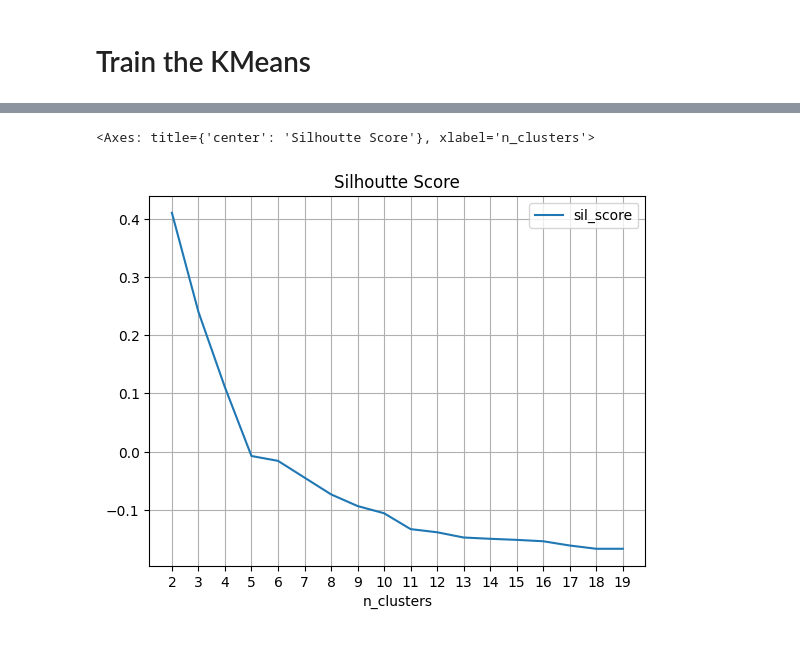
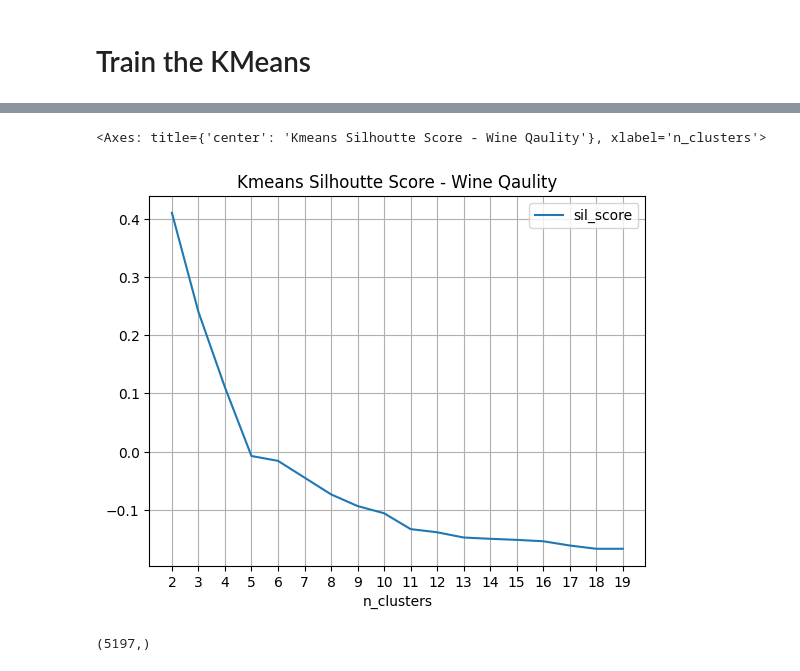
Before and after one commit to PavanKB/PS_3, a Jupyter notebook: kmeans_wine_quality.ipynb, the cells around one changed output, grey strips where cells are left out. Drawn from its saved outputs; the diff is of its cells as text; code cells hidden in the pictures.

```diff
--- a/kmeans_wine_quality.ipynb
+++ b/kmeans_wine_quality.ipynb
@@ -99,5 +99,13 @@ results_df.plot(x='n_clusters', y='inertia',title='Elbow plot', xticks=results_d
 # %%
-results_df.plot(x='n_clusters', y='sil_score',title='Silhoutte Score', xticks=results_df['n_clusters'], grid=True)
+results_df.plot(x='n_clusters', y='sil_score',title='Kmeans Silhoutte Score - Wine Qaulity', xticks=results_df['n_clusters'], grid=True)
 # %% [output]
-<Axes: title={'center': 'Silhoutte Score'}, xlabel='n_clusters'>
+<Axes: title={'center': 'Kmeans Silhoutte Score - Wine Qaulity'}, xlabel='n_clusters'>
-[figure, old version]
+[figure, new version]
+# %%
+clus_pipeline.set_params(model__n_clusters=3)
+label = clus_pipeline.fit_predict(X_train)
+print(label.shape)
+
+centroids = clus_pipeline.named_steps['model'].cluster_centers_
+# %% [output]
+(5197,)
```
Also changed, not shown: parts of 4 cells of this notebook, 3 other files.
